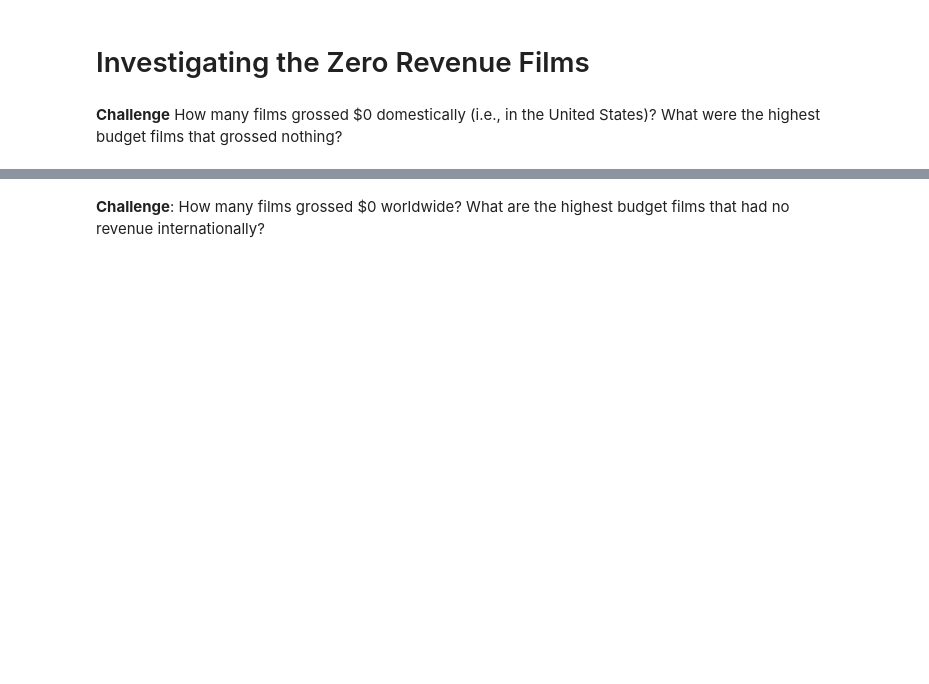
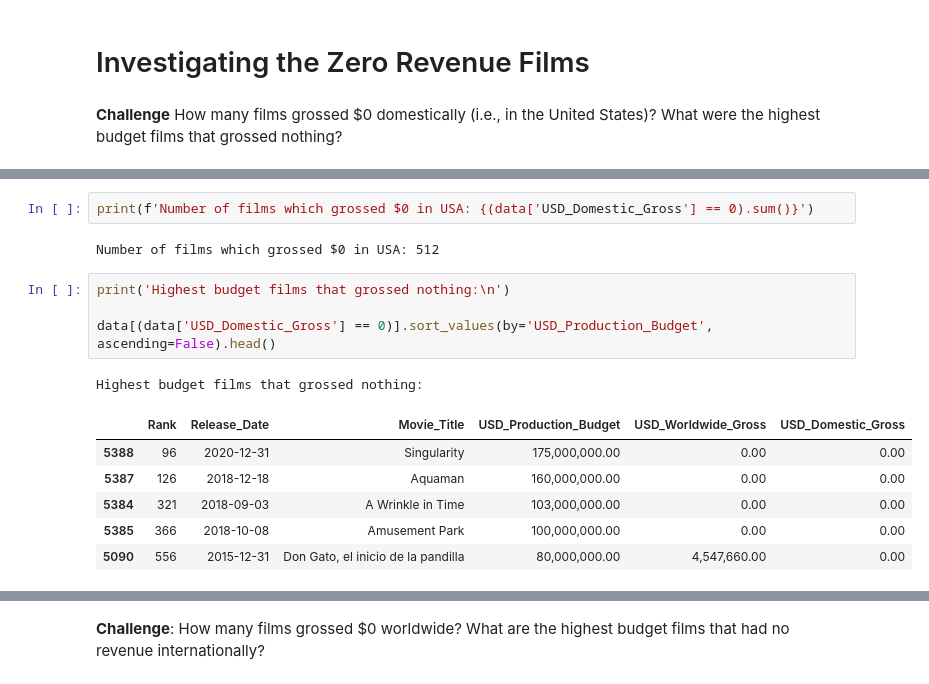
Before and after one commit to 22skowron/Data-manipulation-practice, a Jupyter notebook: Course exercises - data science/Linear Regrassion in Python (basics) (in progress)/Seaborn_and_Linear_Regression_(start).ipynb, the cells around one changed output, grey strips where cells are left out. Saved outputs shown, nothing was run; the diff lists cells and outputs as text; blank space fills up the shorter version.

```diff
--- a/Course exercises - data science/Linear Regrassion in Python (basics) (in progress)/Seaborn_and_Linear_Regression_(start).ipynb
+++ b/Course exercises - data science/Linear Regrassion in Python (basics) (in progress)/Seaborn_and_Linear_Regression_(start).ipynb
@@ -208,0 +217,16 @@ test_df[test_df['B'].str.contains('Star', na=False)]
+# %%
+print(f'Number of films which grossed $0 in USA: {(data['USD_Domestic_Gross'] == 0).sum()}')
+# %% [output]
+Number of films which grossed $0 in USA: 512
+# %%
+print('Highest budget films that grossed nothing:\n')
+
+data[(data['USD_Domestic_Gross'] == 0)].sort_values(by='USD_Production_Budget', ascending=False).head()
+# %% [output]
+Highest budget films that grossed nothing:
+|  | Rank | Release_Date | Movie_Title | USD_Production_Budget | USD_Worldwide_Gross | USD_Domestic_Gross |
+| 5388 | 96 | 2020-12-31 | Singularity | 175,000,000.00 | 0.00 | 0.00 |
+| 5387 | 126 | 2018-12-18 | Aquaman | 160,000,000.00 | 0.00 | 0.00 |
+| 5384 | 321 | 2018-09-03 | A Wrinkle in Time | 103,000,000.00 | 0.00 | 0.00 |
+| 5385 | 366 | 2018-10-08 | Amusement Park | 100,000,000.00 | 0.00 | 0.00 |
+| 5090 | 556 | 2015-12-31 | Don Gato, el inicio de la pandilla | 80,000,000.00 | 4,547,660.00 | 0.00 |
```
Also changed, not shown: parts of 18 cells of this notebook.
